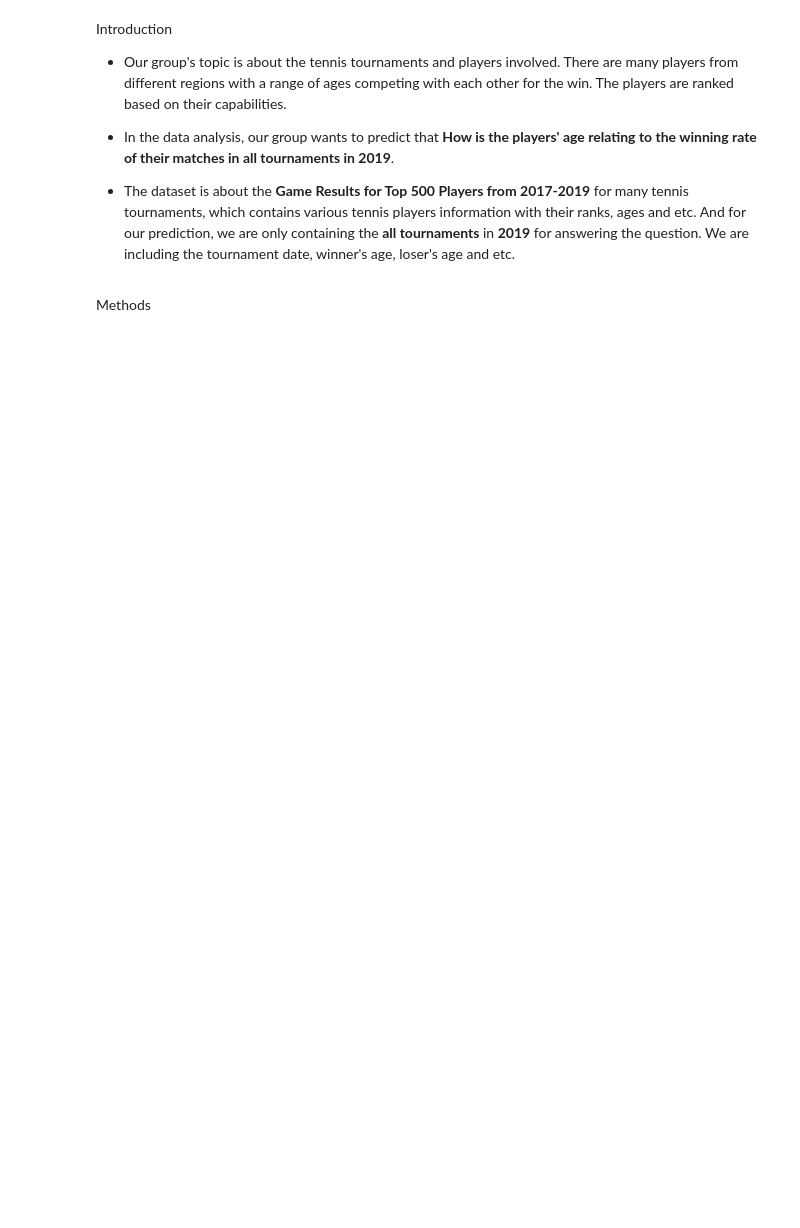
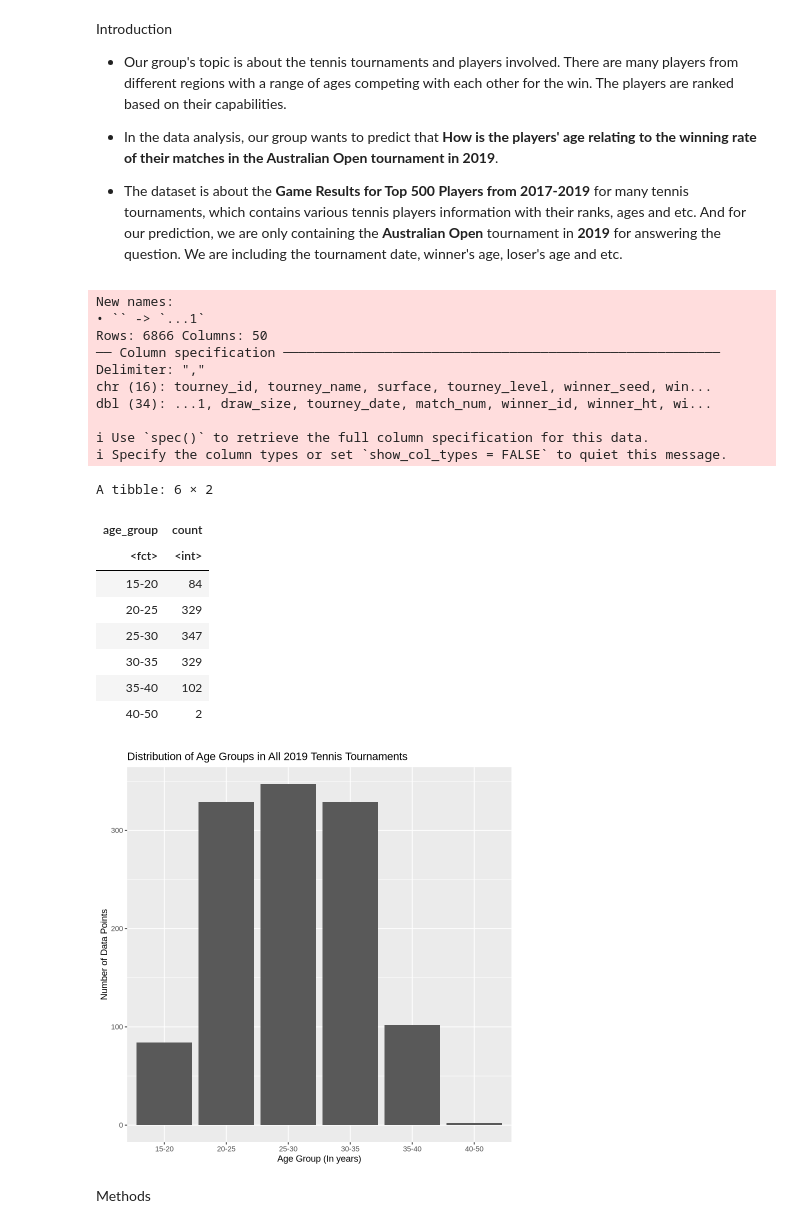
Before and after one commit to Wjolff/dsci-100-project-group20, a Jupyter notebook: group_project_proposal.ipynb, the cells around one changed output. Cells and saved outputs as stored; diff of their text form; code cells hidden in the pictures; blank space fills up the shorter version.

Commit message:
Added table and visualization summarizing age distrbution

```diff
--- a/group_project_proposal.ipynb
+++ b/group_project_proposal.ipynb
@@ -6,30 +6,68 @@ Introduction
 
 - Our group's topic is about the tennis tournaments and players involved. There are many players from different regions with a range of ages competing with each other for the win. The players are ranked based on their capabilities.
 
-- In the data analysis, our group wants to predict that **How is the players' age relating to the winning rate of their matches in all tournaments in 2019**.
+- In the data analysis, our group wants to predict that **How is the players' age relating to the winning rate of their matches in the Australian Open tournament in 2019**.
 
-- The dataset is about the **Game Results for Top 500 Players from 2017-2019** for many tennis tournaments, which contains various tennis players information with their ranks, ages and etc. And for our prediction, we are only containing the **all tournaments** in **2019** for answering the question. We are including the tournament date, winner's age, loser's age and etc.
+- The dataset is about the **Game Results for Top 500 Players from 2017-2019** for many tennis tournaments, which contains various tennis players information with their ranks, ages and etc. And for our prediction, we are only containing the **Australian Open** tournament in **2019** for answering the question. We are including the tournament date, winner's age, loser's age and etc.
 # %%
 #Premilinary Data Analysis
 library(tidyverse)
 library(repr)
 library(tidymodels)
 
 set.seed(1)
 atp <- read_csv("data/atp2017-2019.csv") |>
     select(tourney_name, tourney_date, winner_age) |>
     filter(tourney_date > 2019000) |>
     mutate(winner_age = round(winner_age, 2))
-#atp
 
+#Eliminating repeated winner_age ages
 atp <- atp |>
     group_by(winner_age) |>
     summarize(wins = n())
-#atp
 
+#Splitting the data
 atp_split <- initial_split(atp, prop = 0.75, strata = wins)
 atp_train <- (atp_split)
 atp_test <- (atp_split)
+
+#Constructing useful table out of training data (age distribution)
+age_distribution <- as_tibble(atp_train) |>
+    mutate(age_group = cut(winner_age, breaks = c(15, 20, 25, 30, 35, 40, 50),
+                           include.lowest = TRUE,
+                           labels = c("15-20", "20-25", "25-30", "30-35", "35-40", "40-50"))) |>
+    group_by(age_group) |>
+    summarize(count = n())
+age_distribution
+
+#Age distribution visualization
+age_distribution_hist <- ggplot(age_distribution, aes(x = age_group, y = count)) +
+    geom_bar(stat = "identity") +
+    labs(x = "Age Group (In years)", y = "Number of Data Points") +
+    ggtitle("Distribution of Age Groups in All 2019 Tennis Tournaments")
+
+age_distribution_hist
+# %% [output]
+New names:
+• `` -> `...1`
+Rows: 6866 Columns: 50
+── Column specification ────────────────────────────────────────────────────────
+Delimiter: ","
+chr (16): tourney_id, tourney_name, surface, tourney_level, winner_seed, win...
+dbl (34): ...1, draw_size, tourney_date, match_num, winner_id, winner_ht, wi...
+
+ℹ Use `spec()` to retrieve the full column specification for this data.
+ℹ Specify the column types or set `show_col_types = FALSE` to quiet this message.
+A tibble: 6 × 2
+| age_group | count |
+| <fct> | <int> |
+| 15-20 | 84 |
+| 20-25 | 329 |
+| 25-30 | 347 |
+| 30-35 | 329 |
+| 35-40 | 102 |
+| 40-50 | 2 |
+[figure, added]
 # %% [markdown]
 Methods
 # %%
```
Also changed, not shown: parts of 1 cell of this notebook.
